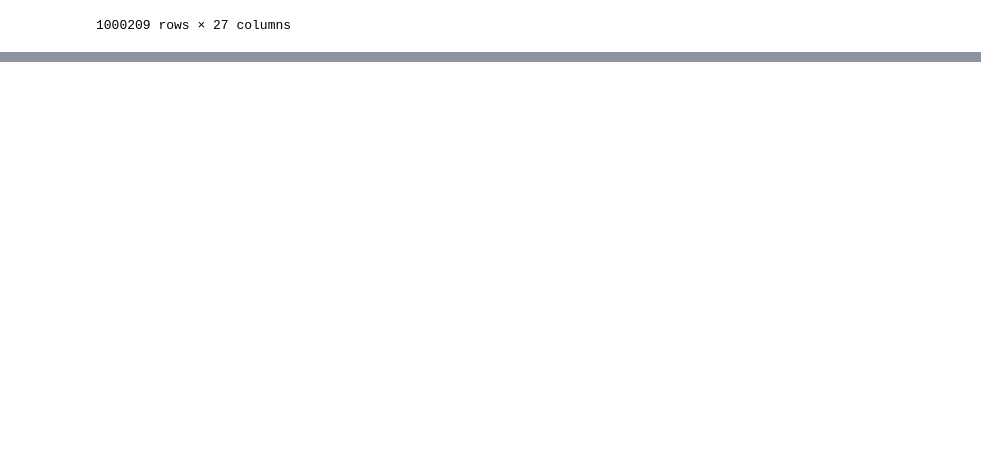
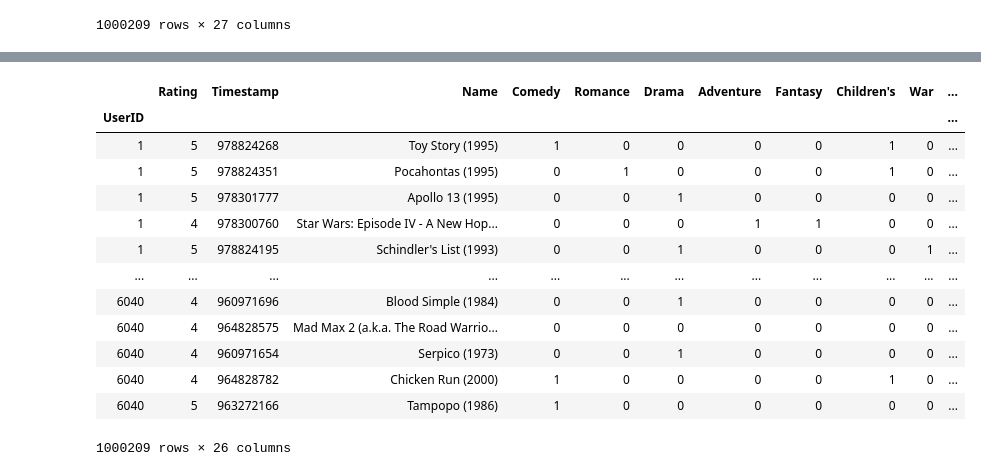
Before and after one commit to Saaimurugan/PGP-AI---Python-for-Data-Science, a Jupyter notebook: Movielens Case Study/Movielens Case Study.ipynb, the cells around one changed output, grey strips where cells are left out. Cells and saved outputs as stored; diff of their text form; code cells hidden in the pictures; blank space fills up the shorter version.

```diff
--- a/Movielens Case Study/Movielens Case Study.ipynb
+++ b/Movielens Case Study/Movielens Case Study.ipynb
@@ -709,3 +865,4 @@ Master_Data.Horror = Master_Data.Horror.astype(int)
 Master_Data.Musical = Master_Data.Musical.astype(int)
 Master_Data.Romance = Master_Data.Romance.astype(int)
 Master_Data.Western = Master_Data.Western.astype(int)
+Master_Data.Thriller = Master_Data.Thriller.astype(int)
@@ -711,0 +895,2 @@ Master_Data.Western = Master_Data.Western.astype(int)
+# %%
+Master_Data = Master_Data.rename(columns={"Gender": "Male"}, errors="raise")
@@ -711,0 +913,2 @@ Master_Data.Western = Master_Data.Western.astype(int)
+# %%
+Master_Data["Male"] = Master_Data["Male"].replace({"M": "1", "F": "0"})
@@ -711,0 +932,17 @@ Master_Data.Western = Master_Data.Western.astype(int)
+# %%
+Master_Data.drop("AgeGroup", axis=1)
+# %% [output]
+|  | Rating | Timestamp | Name | Comedy | Romance | Drama | Adventure | Fantasy | Children's | War | ... |
+| UserID |  |  |  |  |  |  |  |  |  |  | ... |
+| 1 | 5 | 978824268 | Toy Story (1995) | 1 | 0 | 0 | 0 | 0 | 1 | 0 | ... |
+| 1 | 5 | 978824351 | Pocahontas (1995) | 0 | 1 | 0 | 0 | 0 | 1 | 0 | ... |
+| 1 | 5 | 978301777 | Apollo 13 (1995) | 0 | 0 | 1 | 0 | 0 | 0 | 0 | ... |
+| 1 | 4 | 978300760 | Star Wars: Episode IV - A New Hop... | 0 | 0 | 0 | 1 | 1 | 0 | 0 | ... |
+| 1 | 5 | 978824195 | Schindler's List (1993) | 0 | 0 | 1 | 0 | 0 | 0 | 1 | ... |
+| ... | ... | ... | ... | ... | ... | ... | ... | ... | ... | ... | ... |
+| 6040 | 4 | 960971696 | Blood Simple (1984) | 0 | 0 | 1 | 0 | 0 | 0 | 0 | ... |
+| 6040 | 4 | 964828575 | Mad Max 2 (a.k.a. The Road Warrio... | 0 | 0 | 0 | 0 | 0 | 0 | 0 | ... |
+| 6040 | 4 | 960971654 | Serpico (1973) | 0 | 0 | 1 | 0 | 0 | 0 | 0 | ... |
+| 6040 | 4 | 964828782 | Chicken Run (2000) | 1 | 0 | 0 | 0 | 0 | 1 | 0 | ... |
+| 6040 | 5 | 963272166 | Tampopo (1986) | 1 | 0 | 0 | 0 | 0 | 0 | 0 | ... |
+1000209 rows × 26 columns
```
Also changed, not shown: parts of 40 cells of this notebook.
